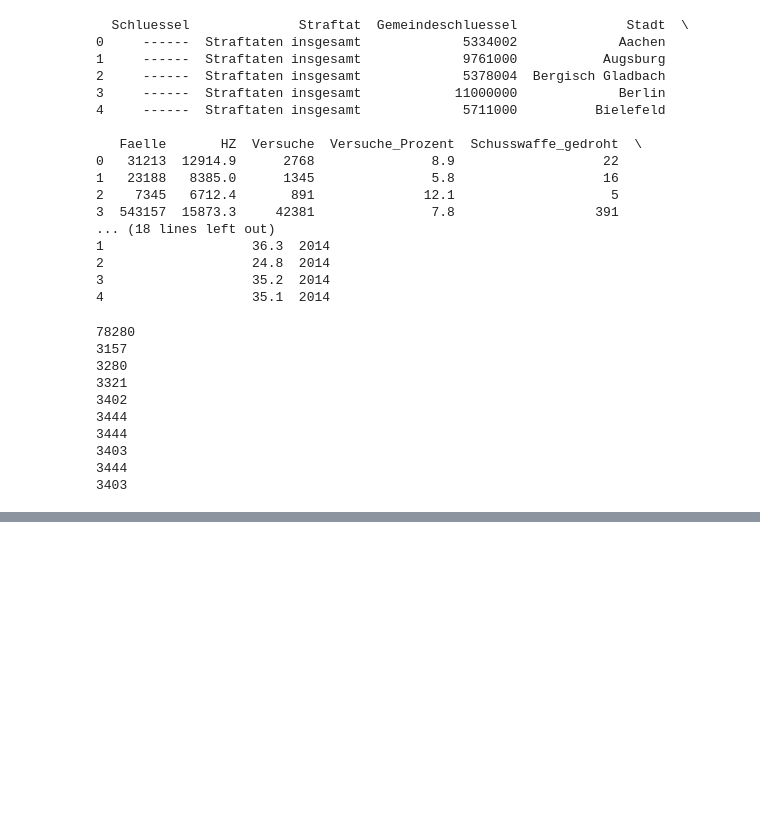
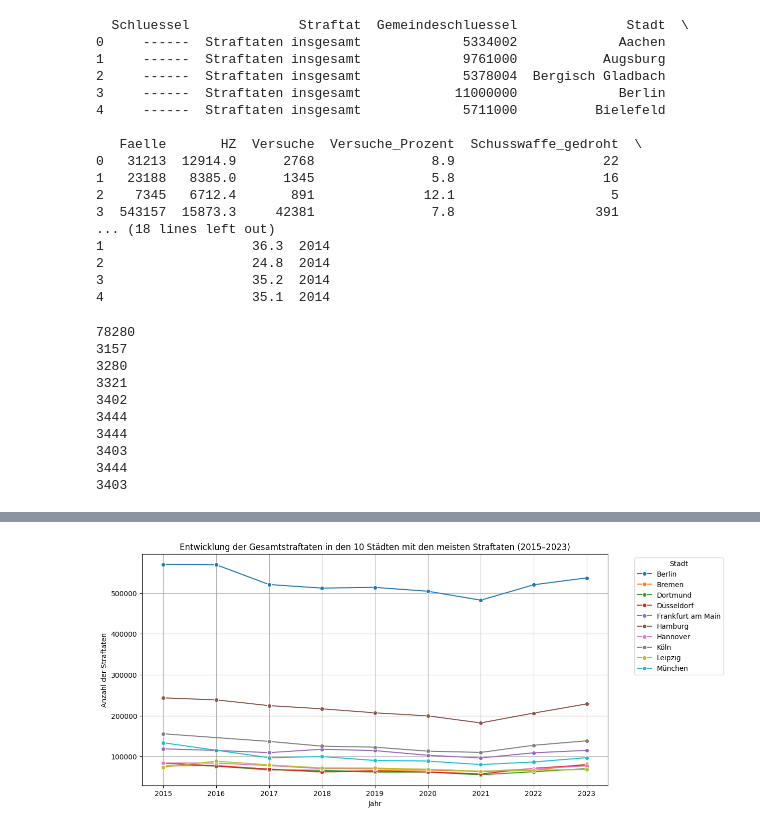
Before and after one commit to HerrMitesch/krimistat, a Jupyter notebook: Cleaning_Faelle.ipynb, the cells around one changed output, grey strips where cells are left out. Cells and saved outputs as stored; diff of their text form; code cells hidden in the pictures; blank space fills up the shorter version.

```diff
--- a/Cleaning_Faelle.ipynb
+++ b/Cleaning_Faelle.ipynb
@@ -290,0 +273,24 @@ combined_df.to_csv("Faelle_combined_clean.csv",index=False)
+# %%
+
+#  Filtern: Nur "Straftaten insgesamt" für jede Stadt
+df_total_per_city = combined_df[combined_df["Straftat"] == "Straftaten insgesamt"]
+
+#  Top 10 Städte mit den meisten Gesamtfällen über alle Jahre hinweg ermitteln
+top_10_cities = df_total_per_city.groupby("Stadt")["Faelle"].sum().nlargest(10).index
+
+#  Daten für die Top 10 Städte filtern
+df_top_cities = df_total_per_city[df_total_per_city["Stadt"].isin(top_10_cities)]
+
+#  Plot erstellen
+plt.figure(figsize=(12, 6))
+sns.lineplot(data=df_top_cities, x="Jahr", y="Faelle", hue="Stadt", marker="o", palette="tab10")
+
+#  Achsen & Titel setzen
+plt.xlabel("Jahr")
+plt.ylabel("Anzahl der Straftaten")
+plt.title("Entwicklung der Gesamtstraftaten in den 10 Städten mit den meisten Straftaten (2015–2023)")
+plt.legend(title="Stadt", bbox_to_anchor=(1.05, 1), loc="upper left")  # Legende außerhalb
+plt.grid()
+plt.show()
+# %% [output]
+[figure, added]
```
Also changed, not shown: parts of 14 cells of this notebook, 5 other files.
